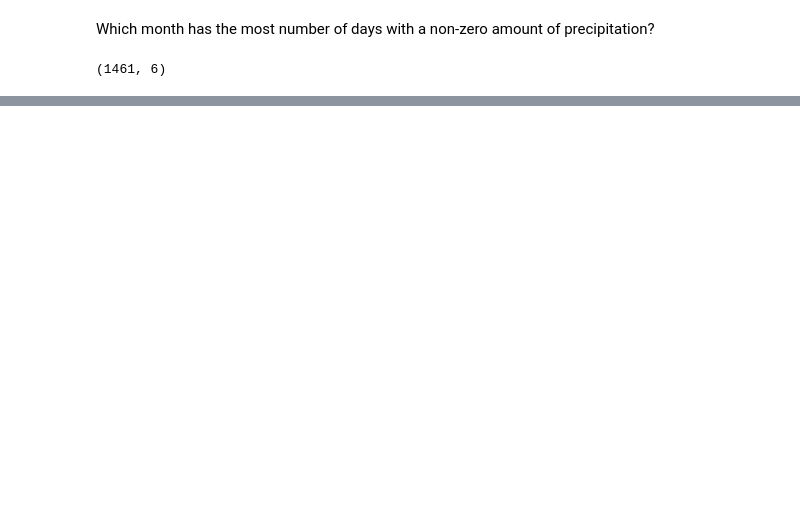
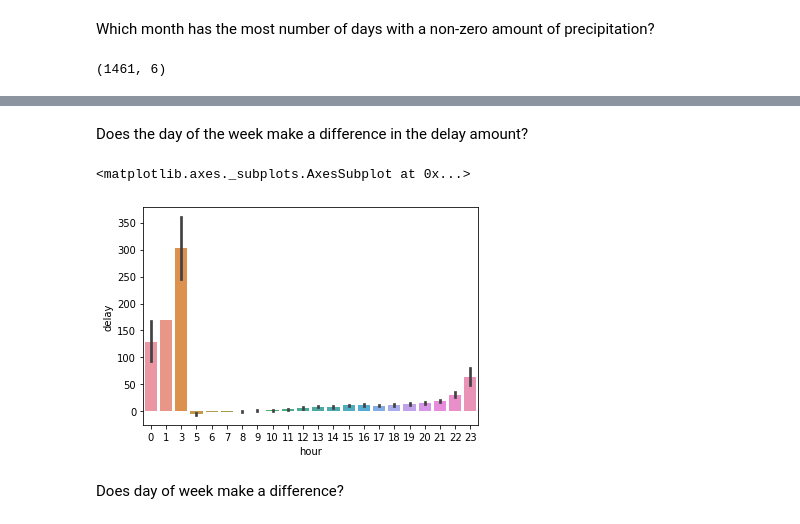
Before and after one commit to matt-c-knight/time-series-exercises, a Jupyter notebook: time-series-manipulation.ipynb, the cells around one changed output, grey strips where cells are left out. Cells and saved outputs as stored; diff of their text form; code cells hidden in the pictures; blank space fills up the shorter version.

```diff
--- a/time-series-manipulation.ipynb
+++ b/time-series-manipulation.ipynb
@@ -427,0 +490,2 @@ df = df[['date', 'precipitation']]
+# %%
+hours = hours.rename(columns={'date': 'hour'})
@@ -427,0 +501,2 @@ df = df[['date', 'precipitation']]
+# %%
+hr_time = hours.copy()
@@ -427,0 +532,2 @@ df = df[['date', 'precipitation']]
+# %%
+newest_df = pd.concat([flights, hr_time], axis=1)
@@ -427,0 +569,2 @@ df = df[['date', 'precipitation']]
+# %%
+df = newest_df.set_index('hour').sort_index()
@@ -427,0 +618,2 @@ df = df[['date', 'precipitation']]
+# %% [markdown]
+Does the day of the week make a difference in the delay amount?
@@ -427,0 +622,7 @@ df = df[['date', 'precipitation']]
+# %%
+sns.barplot(data=newest_df, y='delay', x='hour')
+# %% [output]
+<matplotlib.axes._subplots.AxesSubplot at 0x...>
+[figure, added]
+# %% [markdown]
+Does day of week make a difference?
```
Also changed, not shown: parts of 37 cells of this notebook.
